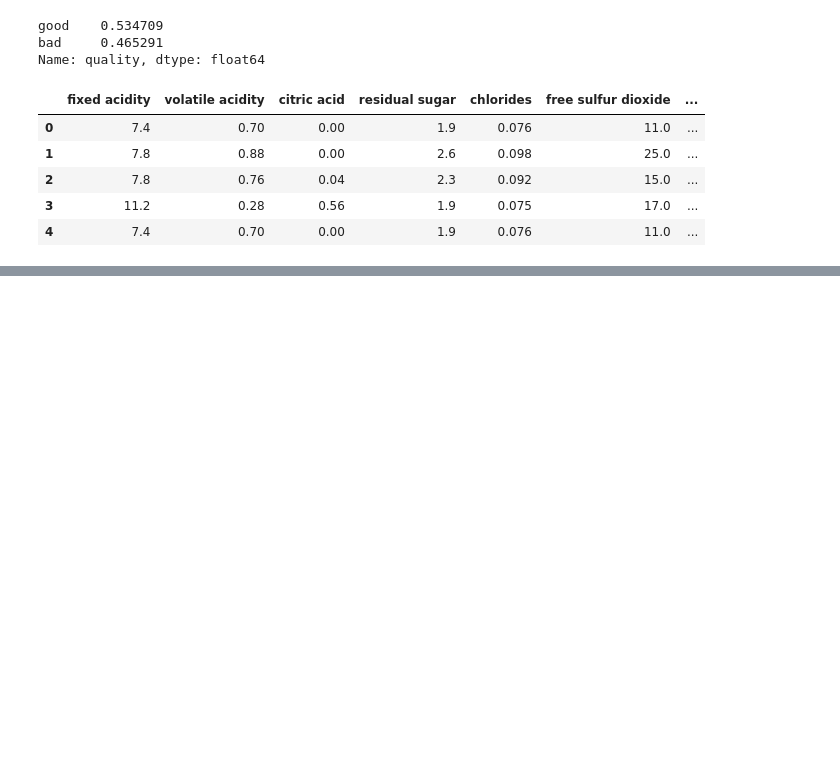
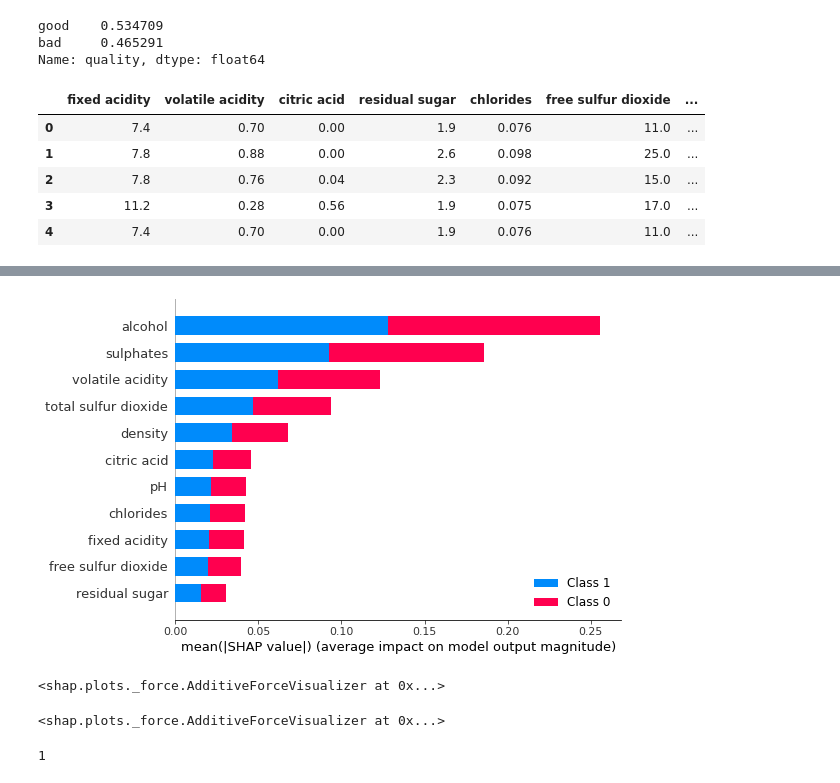
Before and after one commit to po-stas/BUS_ML, a Jupyter notebook: lesson7/lesson7.ipynb, the cells around one changed output, grey strips where cells are left out. Drawn from its saved outputs; the diff is of its cells as text; code cells hidden in the pictures; blank space fills up the shorter version.

```diff
--- a/lesson7/lesson7.ipynb
+++ b/lesson7/lesson7.ipynb
@@ -64,0 +95,7 @@ data.head()
+# %%
+rf = make_pipeline(feat_tree_prep, RandomForestClassifier())
+# %%
+#разделим данные на train/test
+X_train, X_test, y_train, y_test = train_test_split(data.drop(['quality'], 1), data['quality'], random_state=0)
+# %%
+rf.fit(X_train, y_train)
@@ -64,0 +139,21 @@ data.head()
+# %%
+explainer = shap.TreeExplainer(rf[1])
+shap_values = explainer.shap_values(X_train)
+# %%
+# summarize the effects of all the features
+shap.summary_plot(shap_values, X_train, plot_type="bar")
+# %% [output]
+[figure, added]
+# %%
+# visualize the first prediction's explanation (use matplotlib=True to avoid Javascript)
+shap.force_plot(explainer.expected_value[0], shap_values[0][0], X_train.iloc[0])
+# %% [output]
+<shap.plots._force.AdditiveForceVisualizer at 0x...>
+# %%
+shap.force_plot(explainer.expected_value[0], shap_values[0][3], X_train.iloc[3])
+# %% [output]
+<shap.plots._force.AdditiveForceVisualizer at 0x...>
+# %%
+y_train.iloc[3]
+# %% [output]
+1
```
Also changed, not shown: parts of 16 cells of this notebook.
